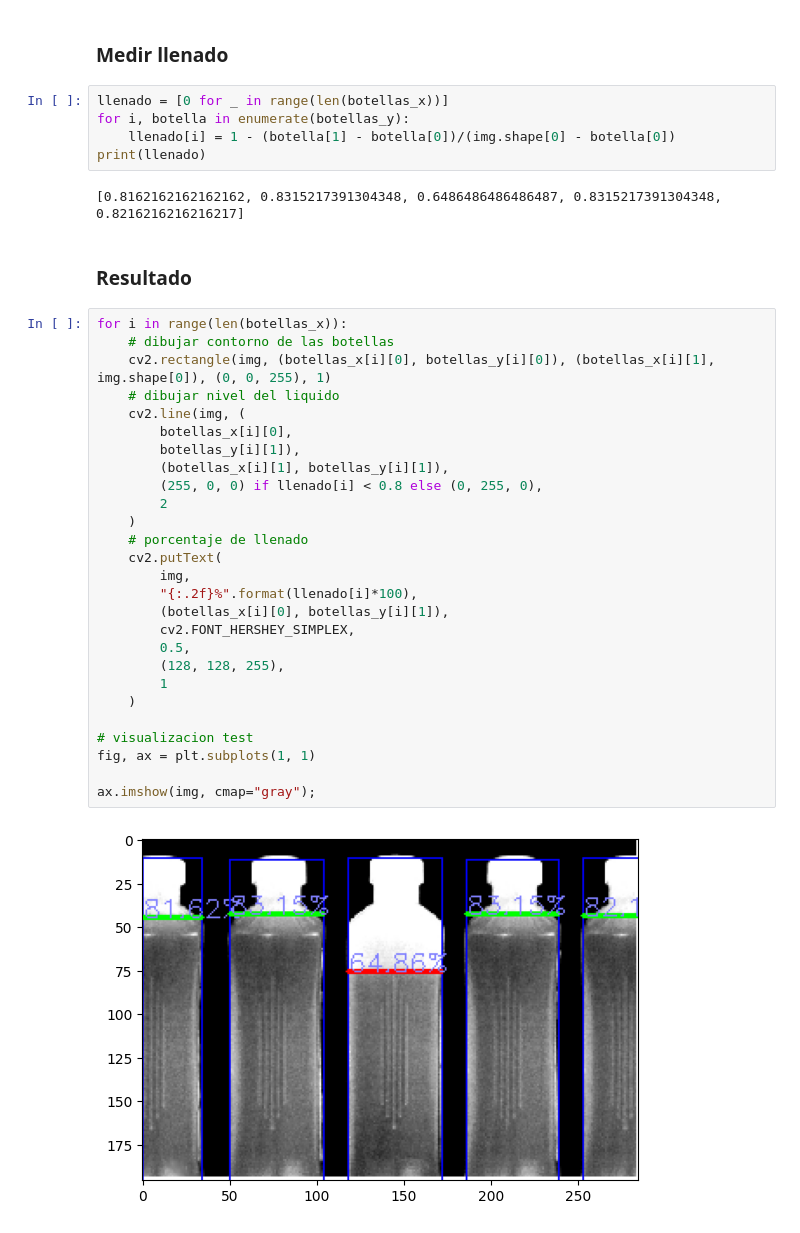
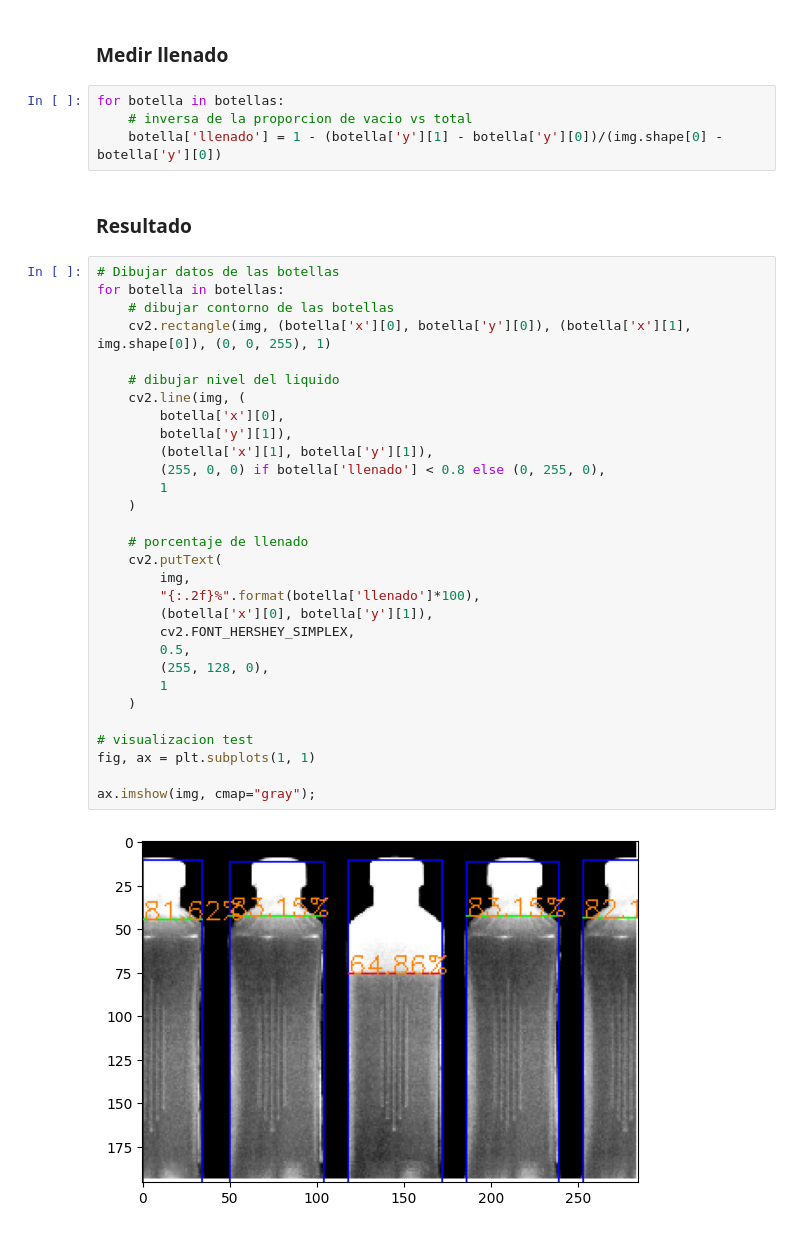
Before and after one commit to Lucasa98/pdi-2026, a Jupyter notebook: practica/2/ej3.ipynb, the cells around one changed output. Drawn from its saved outputs; the diff is of its cells as text.

```diff
--- a/practica/2/ej3.ipynb
+++ b/practica/2/ej3.ipynb
@@ -64,40 +97,40 @@ for i, botella in enumerate(botellas_x):
 # %% [markdown]
 ### Medir llenado
 # %%
-llenado = [0 for _ in range(len(botellas_x))]
-for i, botella in enumerate(botellas_y):
-    llenado[i] = 1 - (botella[1] - botella[0])/(img.shape[0] - botella[0])
-print(llenado)
+for botella in botellas:
+    # inversa de la proporcion de vacio vs total
+    botella['llenado'] = 1 - (botella['y'][1] - botella['y'][0])/(img.shape[0] - botella['y'][0])
-# %% [output]
-[0.8162162162162162, 0.8315217391304348, 0.6486486486486487, 0.8315217391304348, 0.8216216216216217]
 # %% [markdown]
 ### Resultado
 # %%
-for i in range(len(botellas_x)):
+# Dibujar datos de las botellas
+for botella in botellas:
     # dibujar contorno de las botellas
-    cv2.rectangle(img, (botellas_x[i][0], botellas_y[i][0]), (botellas_x[i][1], img.shape[0]), (0, 0, 255), 1)
+    cv2.rectangle(img, (botella['x'][0], botella['y'][0]), (botella['x'][1], img.shape[0]), (0, 0, 255), 1)
+
     # dibujar nivel del liquido
     cv2.line(img, (
-        botellas_x[i][0],
-        botellas_y[i][1]),
-        (botellas_x[i][1], botellas_y[i][1]),
-        (255, 0, 0) if llenado[i] < 0.8 else (0, 255, 0),
-        2
+        botella['x'][0],
+        botella['y'][1]),
+        (botella['x'][1], botella['y'][1]),
+        (255, 0, 0) if botella['llenado'] < 0.8 else (0, 255, 0),
+        1
     )
+
     # porcentaje de llenado
     cv2.putText(
         img,
-        "{:.2f}%".format(llenado[i]*100),
-        (botellas_x[i][0], botellas_y[i][1]),
+        "{:.2f}%".format(botella['llenado']*100),
+        (botella['x'][0], botella['y'][1]),
         cv2.FONT_HERSHEY_SIMPLEX,
         0.5,
-        (128, 128, 255),
+        (255, 128, 0),
         1
     )
 
 # visualizacion test
 fig, ax = plt.subplots(1, 1)
 
 ax.imshow(img, cmap="gray");
 # %% [output]
-[figure, old version]
+[figure, new version]
```
Also changed, not shown: parts of 4 cells of this notebook.
